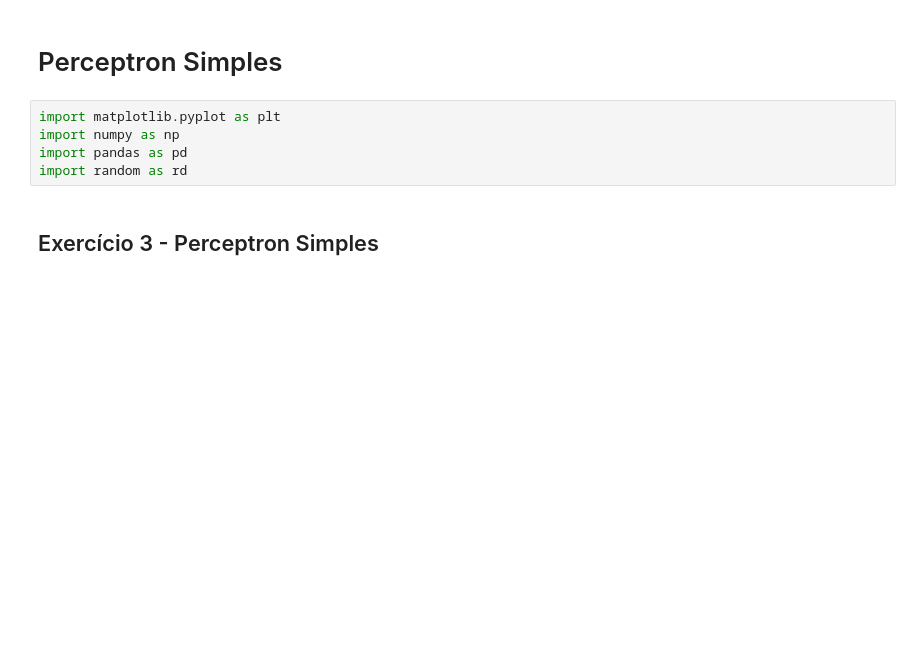
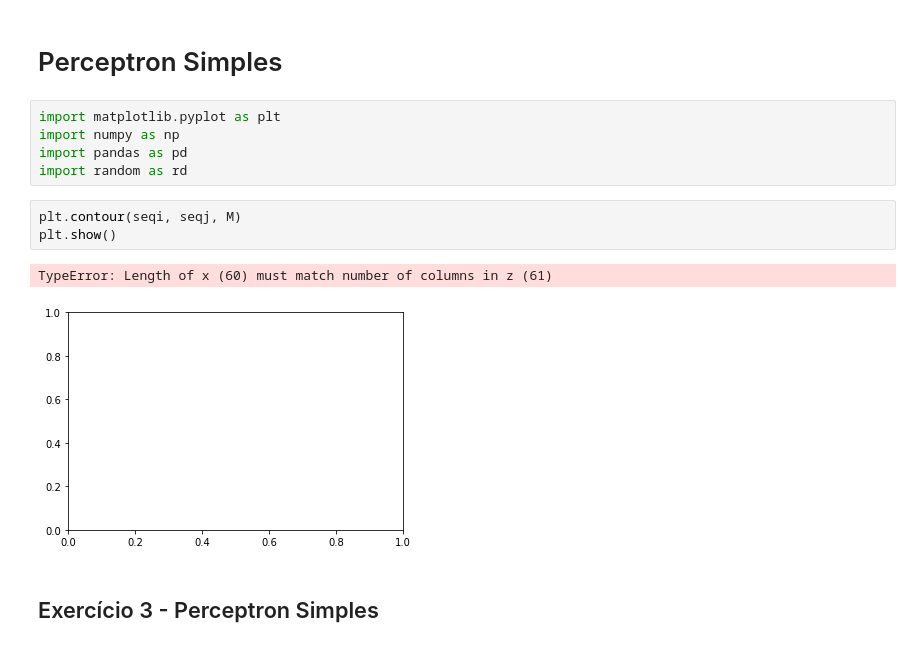
Before and after one commit to jueta/Artificial-Neural-Networks, a Jupyter notebook: 课四/exercicio4.ipynb, the cells around one changed output. Cells and saved outputs as stored; diff of their text form; blank space fills up the shorter version.

```diff
--- a/课四/exercicio4.ipynb
+++ b/课四/exercicio4.ipynb
@@ -10,5 +10,11 @@ import matplotlib.pyplot as plt
 import numpy as np
 import pandas as pd
 import random as rd
+# %%
+plt.contour(seqi, seqj, M)
+plt.show()
+# %% [output]
+TypeError: Length of x (60) must match number of columns in z (61)
+[figure, added]
 # %% [markdown]
 ## Exercício 3 - Perceptron Simples
```
Also changed, not shown: parts of 2 cells of this notebook, 1 other file.
